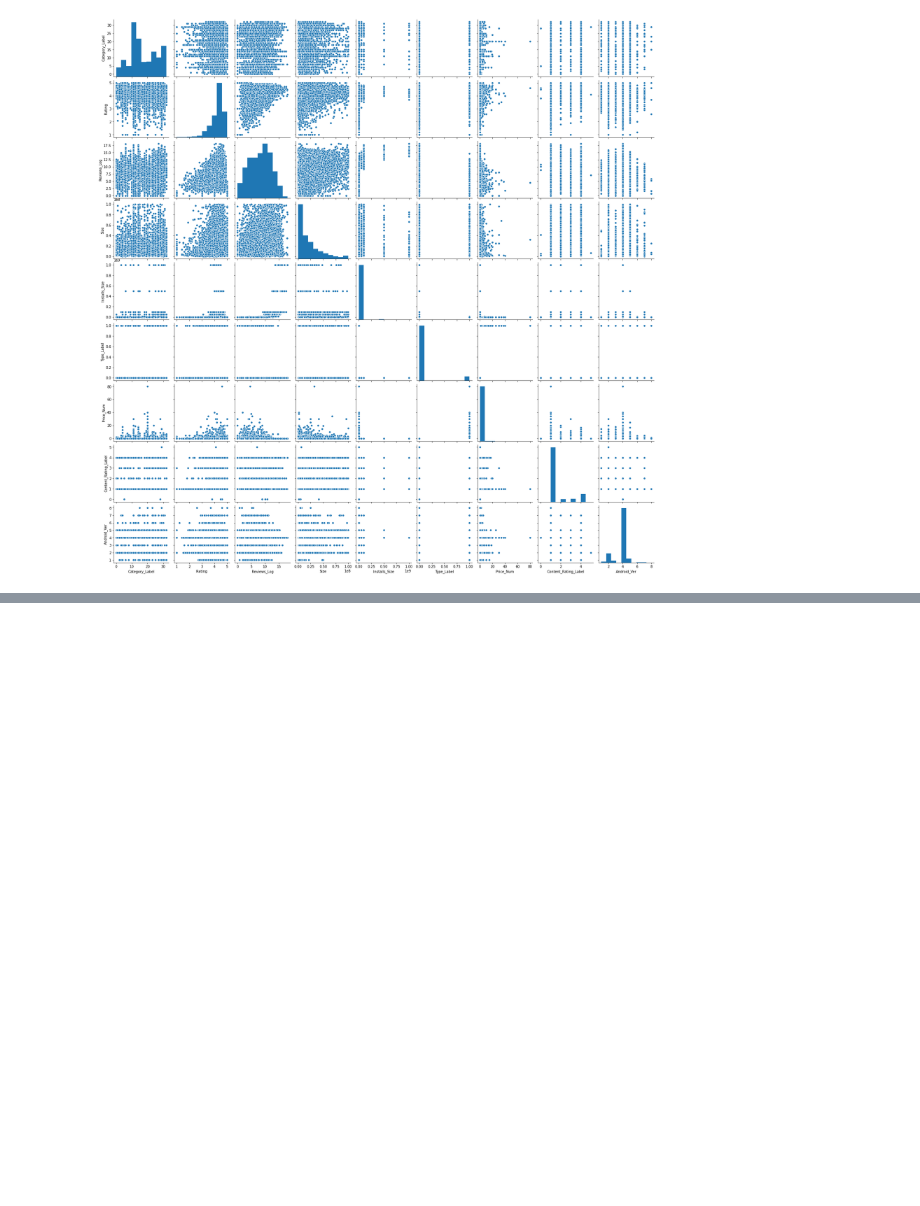
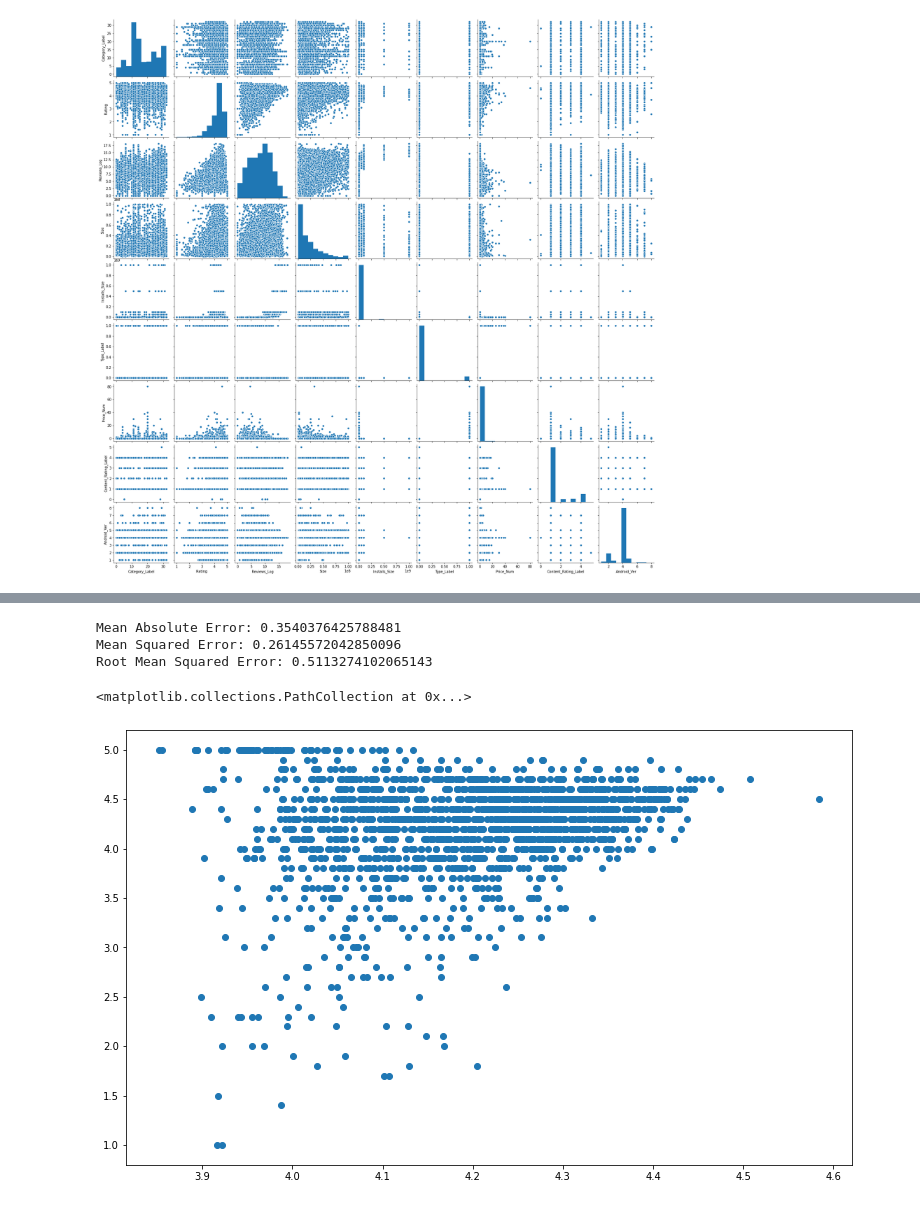
Before and after one commit to mohit138/Google-App-Store, a Jupyter notebook: GooglePlayStore.ipynb, the cells around one changed output, grey strips where cells are left out. Drawn from its saved outputs; the diff is of its cells as text; code cells hidden in the pictures; blank space fills up the shorter version.

```diff
--- a/GooglePlayStore.ipynb
+++ b/GooglePlayStore.ipynb
@@ -499,0 +550,5 @@ sns.pairplot(data_processed)
+# %%
+# linear regression
+from sklearn.linear_model import LinearRegression
+regressor = LinearRegression()
+regressor.fit(X_train, Y_train)
@@ -499,0 +557,2 @@ sns.pairplot(data_processed)
+# %%
+Y_pred = regressor.predict(X_test)
@@ -499,0 +576,14 @@ sns.pairplot(data_processed)
+# %%
+from sklearn import metrics
+print('Mean Absolute Error:', metrics.mean_absolute_error(Y_test, Y_pred))
+print('Mean Squared Error:', metrics.mean_squared_error(Y_test, Y_pred))
+print('Root Mean Squared Error:', np.sqrt(metrics.mean_squared_error(Y_test, Y_pred)))
+# %% [output]
+Mean Absolute Error: 0.3540376425788481
+Mean Squared Error: 0.26145572042850096
+Root Mean Squared Error: 0.5113274102065143
+# %%
+plt.scatter(Y_pred,Y_test)
+# %% [output]
+<matplotlib.collections.PathCollection at 0x...>
+[figure, added]
```
Also changed, not shown: parts of 19 cells of this notebook.
